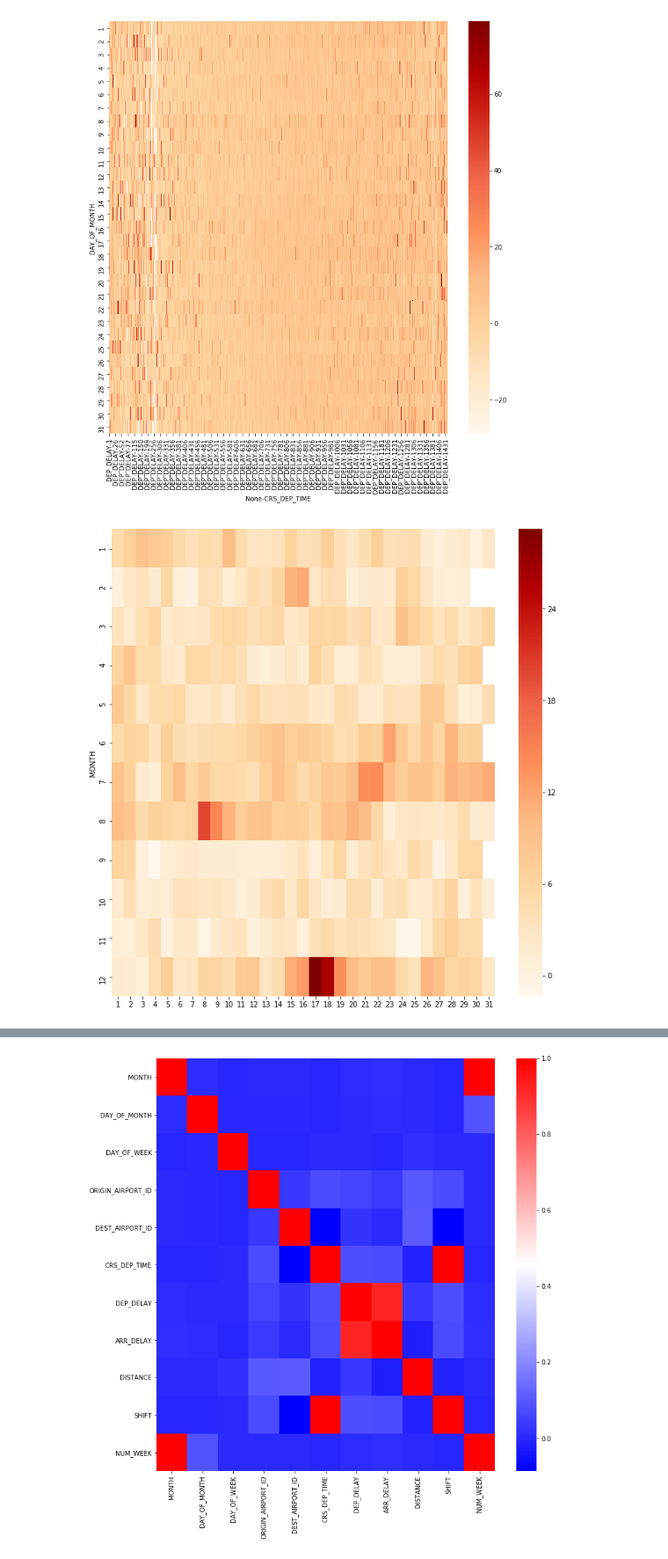
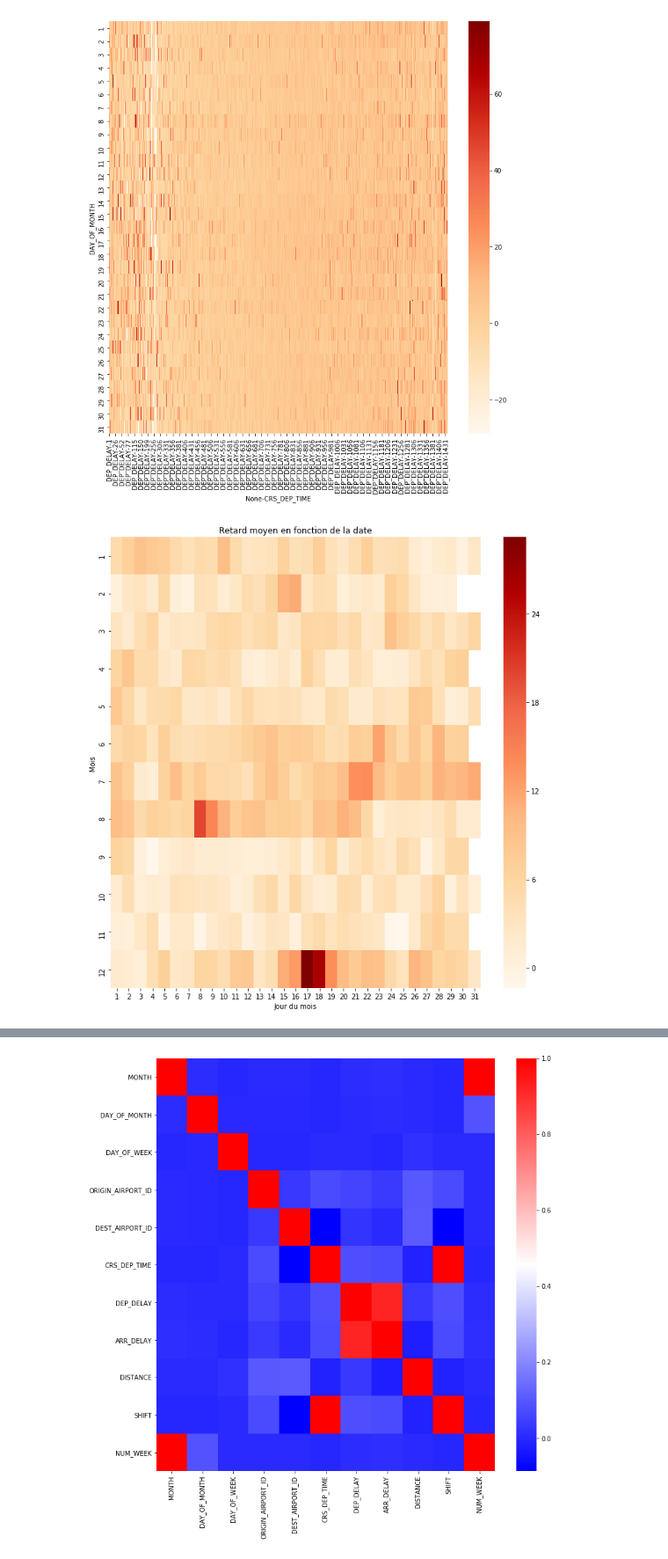
Before and after one commit to Coni63/OC_DS, a Jupyter notebook: P4/Exploration.ipynb, the cells around one changed output, grey strips where cells are left out. Shown at 88% size. Drawn from its saved outputs; the diff is of its cells as text; code cells hidden in the pictures.

```diff
--- a/P4/Exploration.ipynb
+++ b/P4/Exploration.ipynb
@@ -321,15 +321,19 @@ plt.show()
 # %%
 temp = df.groupby(["MONTH", "DAY_OF_MONTH"])["DEP_DELAY"].mean()
 pivoted = temp.reset_index().pivot_table(index='MONTH',
                                        columns='DAY_OF_MONTH')
-pivoted.columns = list(range(1,31))
+pivoted.columns = list(range(1,32))
 plt.figure(figsize=(12,12))
 correlation_matrix = pivoted
 sns.heatmap(correlation_matrix, cmap="OrRd")
+plt.xlabel("Jour du mois")
+plt.ylabel("Mois")
+# plt.yticks(["Janvier", "Fevrier", "Mars", "Avril", "Mai", "Juin", "Juillet", "Aout", "Septembre", "Octobre", "Novembre", "Decembre"])
+plt.title("Retard moyen en fonction de la date")
 plt.savefig("img/avg_delay_day_month.png")
 plt.show()
 # %% [output]
-[figure, old version]
+[figure, new version]
 # %%
 temp = df.groupby(["NUM_WEEK", "DAY_OF_WEEK"])["DEP_DELAY"].mean()
 pivoted = temp.reset_index().pivot_table(index='DAY_OF_WEEK',
```
Also changed, not shown: parts of 4 cells of this notebook, 25 other files.
